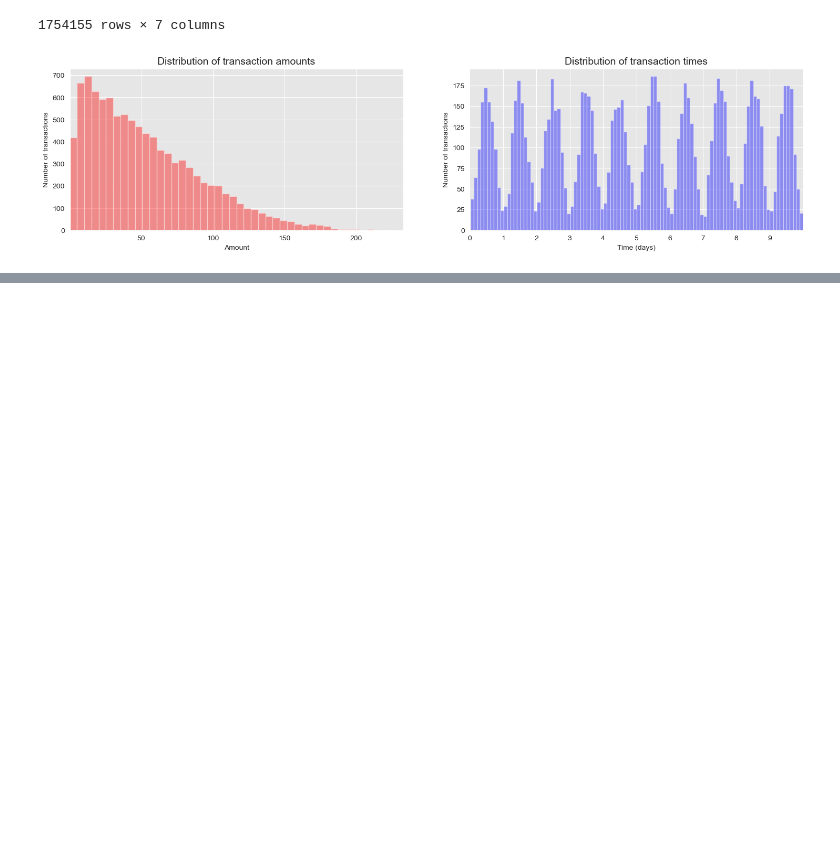
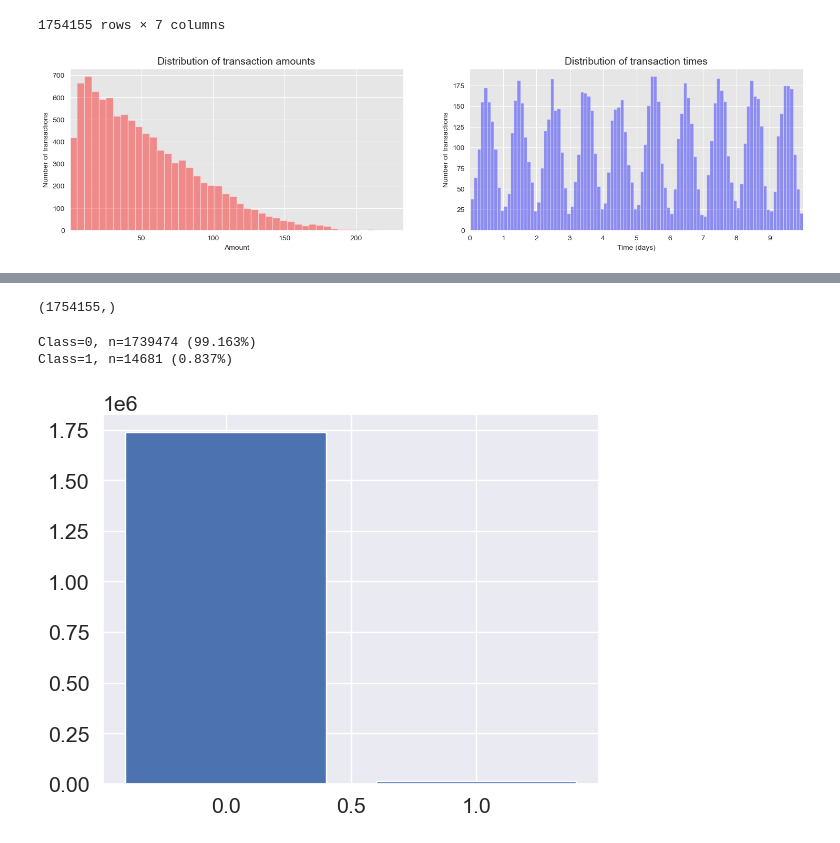
Before and after one commit to Khalidwebmail/synthesis-dataset, a Jupyter notebook: Untitled.ipynb, the cells around one changed output, grey strips where cells are left out. Drawn from its saved outputs; the diff is of its cells as text; code cells hidden in the pictures; blank space fills up the shorter version.

```diff
--- a/Untitled.ipynb
+++ b/Untitled.ipynb
@@ -407,0 +487,23 @@ Number of frauds from scenario 2: 9099
+# %%
+X=transactions_df.drop(['TX_FRAUD','TX_DATETIME'],axis=1)
+Y=transactions_df['TX_FRAUD']
+# %%
+Y.shape
+# %% [output]
+(1754155,)
+# %%
+from pandas import read_csv
+from collections import Counter
+from matplotlib import pyplot
+from sklearn.preprocessing import LabelEncoder
+counter = Counter(Y)
+for k,v in counter.items():
+    per = v / len(Y) * 100
+    print('Class=%d, n=%d (%.3f%%)' % (k, v, per))
+# plot the distribution
+pyplot.bar(counter.keys(), counter.values())
+pyplot.show()
+# %% [output]
+Class=0, n=1739474 (99.163%)
+Class=1, n=14681 (0.837%)
+[figure, added]
```
Also changed, not shown: parts of 40 cells of this notebook.
